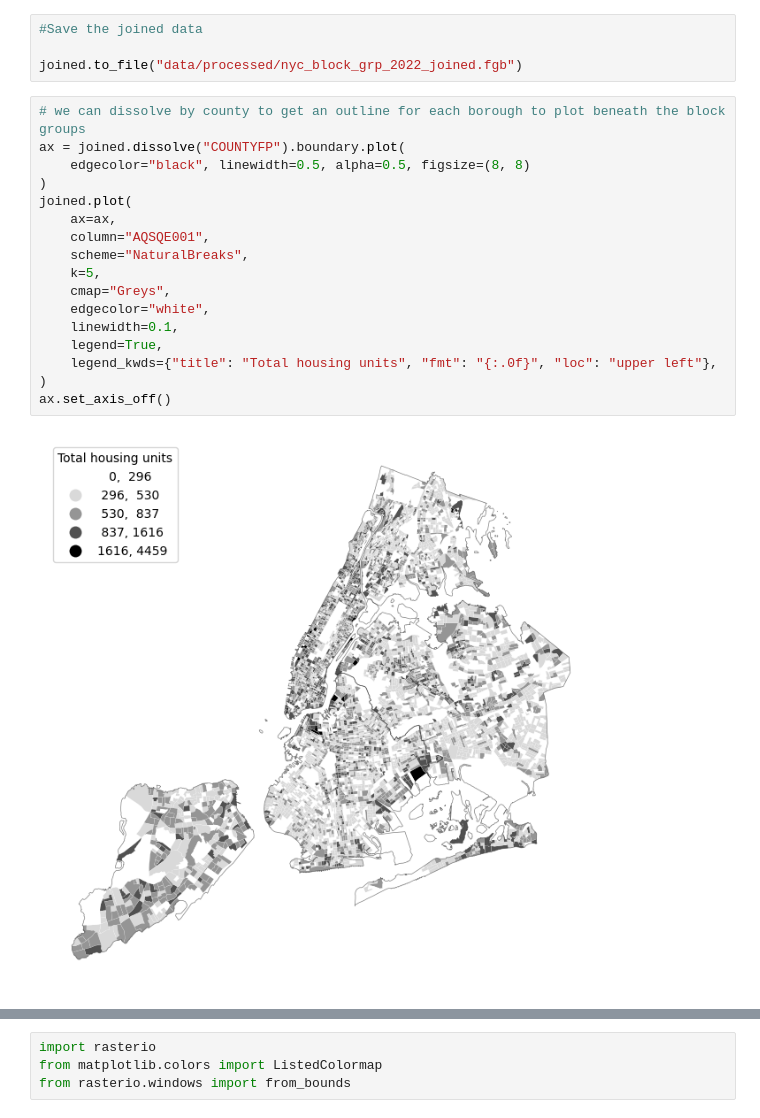
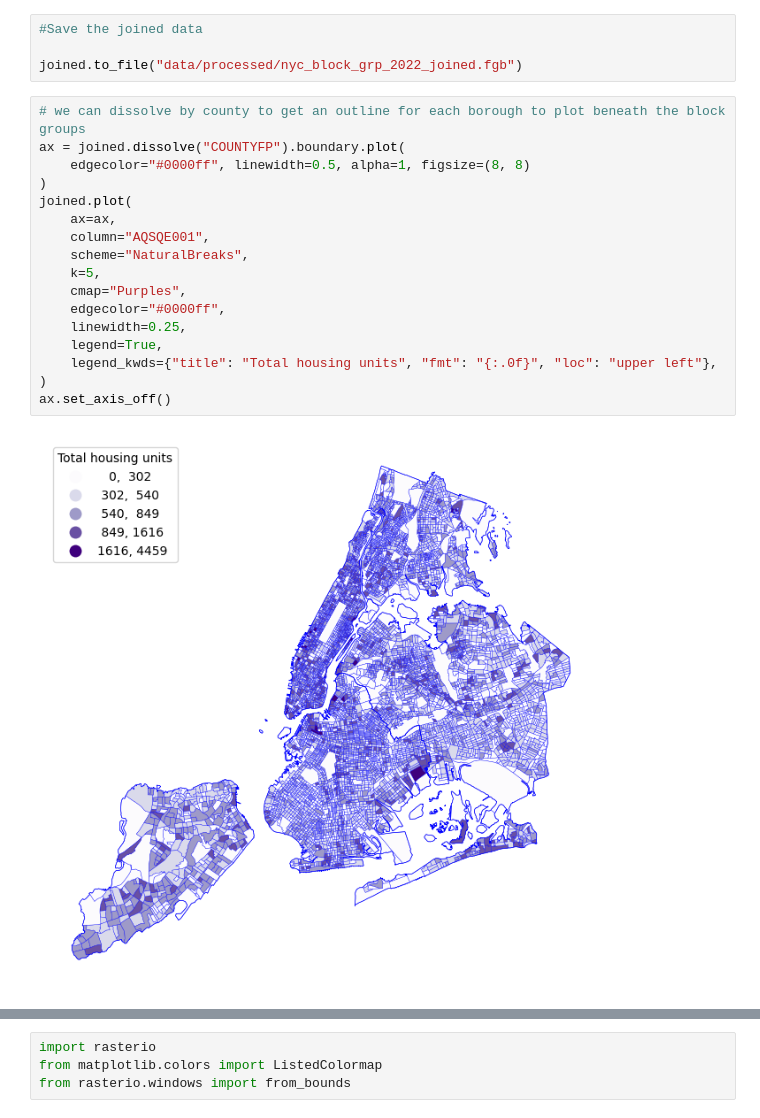
Before and after one commit to MichelleNuccio/cdp-mapping-systems, a Jupyter notebook: _fall2026/Tutorial02.ipynb, the cells around one changed output, grey strips where cells are left out. Drawn from its saved outputs; the diff is of its cells as text.

```diff
--- a/_fall2026/Tutorial02.ipynb
+++ b/_fall2026/Tutorial02.ipynb
@@ -104,20 +104,20 @@ joined.to_file("data/processed/nyc_block_grp_2022_joined.fgb")
 # %%
 # we can dissolve by county to get an outline for each borough to plot beneath the block groups
 ax = joined.dissolve("COUNTYFP").boundary.plot(
-    edgecolor="black", linewidth=0.5, alpha=0.5, figsize=(8, 8)
+    edgecolor="#0000ff", linewidth=0.5, alpha=1, figsize=(8, 8)
 )
 joined.plot(
     ax=ax,
     column="AQSQE001",
     scheme="NaturalBreaks",
     k=5,
-    cmap="Greys",
-    edgecolor="white",
-    linewidth=0.1,
+    cmap="Purples",
+    edgecolor="#0000ff",
+    linewidth=0.25,
     legend=True,
     legend_kwds={"title": "Total housing units", "fmt": "{:.0f}", "loc": "upper left"},
 )
 ax.set_axis_off()
 # %% [output]
-[figure, old version]
+[figure, new version]
 # %%
```
Also changed, not shown: parts of 8 cells of this notebook, 1 other file.
